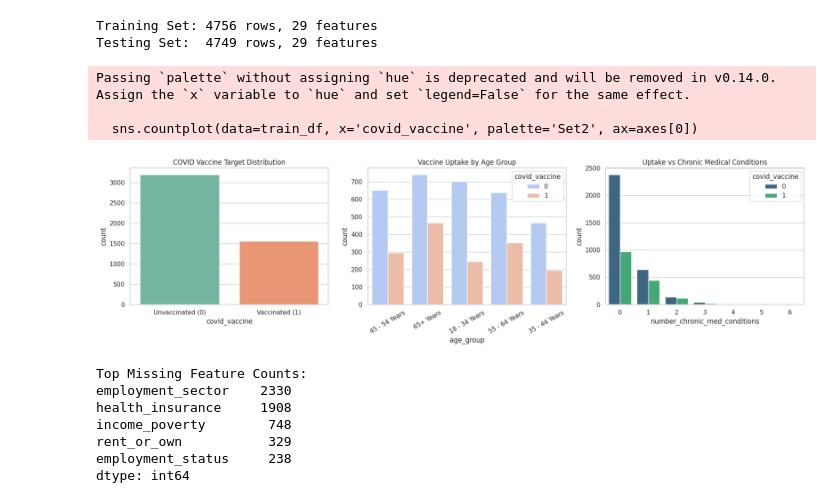
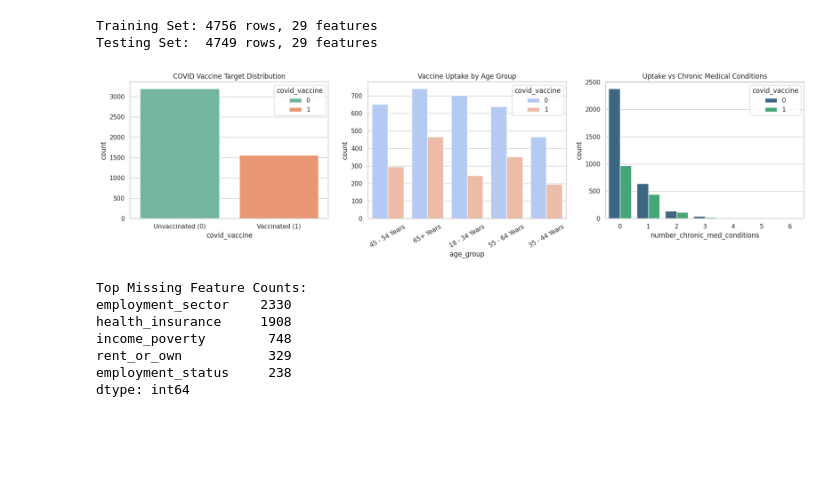
Before and after one commit to UH-HACKATHON-TEAMN/Hackathon-Town-C, a Jupyter notebook: Untitled4.ipynb, the cells around one changed output. Drawn from its saved outputs; the diff is of its cells as text; code cells hidden in the pictures; blank space fills up the shorter version.

```diff
--- a/Untitled4.ipynb
+++ b/Untitled4.ipynb
@@ -44,39 +44,37 @@ Training Set: 4756 rows, 29 features
 Testing Set:  4749 rows, 29 features
 # %%
 # ==============================================================================
-# STEP 2: EXPLORATORY DATA ANALYSIS (EDA)
+# STEP 2: EXPLORATORY DATA ANALYSIS (EDA) - WARNING-FREE VERSION
 # ==============================================================================
 fig, axes = plt.subplots(1, 3, figsize=(18, 5))
 
-# Plot 1: Target Variable Imbalance
-sns.countplot(data=train_df, x='covid_vaccine', palette='Set2', ax=axes[0])
+# Plot 1: Target Variable Imbalance (Fixed hue and tick locations)
+sns.countplot(data=train_df, x='covid_vaccine', hue='covid_vaccine', palette='Set2', ax=axes[0])
 axes[0].set_title("COVID Vaccine Target Distribution")
+axes[0].set_xticks([0, 1])
 axes[0].set_xticklabels(['Unvaccinated (0)', 'Vaccinated (1)'])
 
 # Plot 2: Vaccine Uptake by Age Group
 sns.countplot(data=train_df, x='age_group', hue='covid_vaccine', palette='coolwarm', ax=axes[1])
 axes[1].set_title("Vaccine Uptake by Age Group")
 axes[1].tick_params(axis='x', rotation=30)
 
 # Plot 3: Vaccine Uptake by Chronic Medical Conditions
 sns.countplot(data=train_df, x='number_chronic_med_conditions', hue='covid_vaccine', palette='viridis', ax=axes[2])
 axes[2].set_title("Uptake vs Chronic Medical Conditions")
 
 plt.tight_layout()
 plt.show()
 
 # Print Missing Data Summary
 print("\nTop Missing Feature Counts:")
 print(train_df.isnull().sum()[train_df.isnull().sum() > 0].sort_values(ascending=False).head(5))
 # %% [output]
+[figure, new version]
-Passing `palette` without assigning `hue` is deprecated and will be removed in v0.14.0. Assign the `x` variable to `hue` and set `legend=False` for the same effect.
-
-  sns.countplot(data=train_df, x='covid_vaccine', palette='Set2', ax=axes[0])
+Top Missing Feature Counts:
+employment_sector    2330
+health_insurance     1908
+income_poverty        748
+rent_or_own           329
+employment_status     238
+dtype: int64
-[figure, old version]
-Top Missing Feature Counts:
-employment_sector    2330
-health_insurance     1908
-income_poverty        748
-rent_or_own           329
-employment_status     238
-dtype: int64
```
Also changed, not shown: parts of 2 cells of this notebook.
